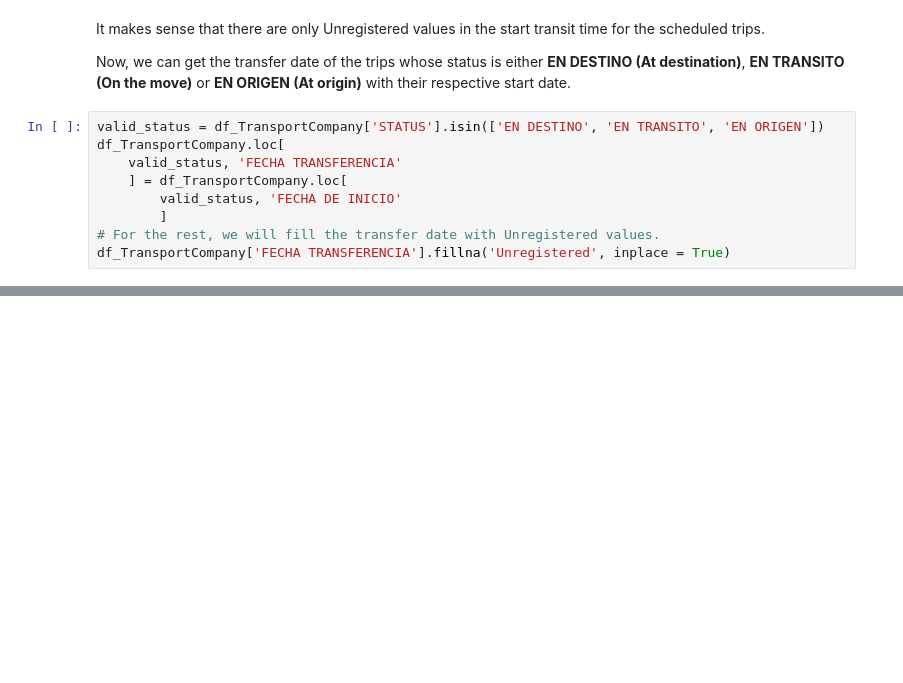
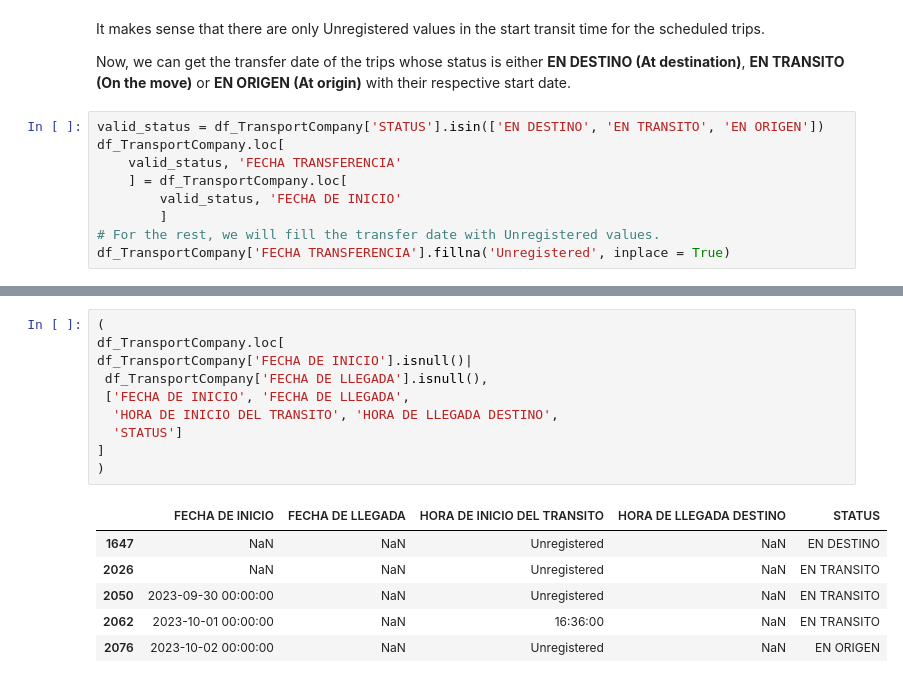
Before and after one commit to CarlosFOL/Transport_Company_Analysis, a Jupyter notebook: notebooks/data_cleaning.ipynb, the cells around one changed output, grey strips where cells are left out. Saved outputs shown, nothing was run; the diff lists cells and outputs as text; blank space fills up the shorter version.

```diff
--- a/notebooks/data_cleaning.ipynb
+++ b/notebooks/data_cleaning.ipynb
@@ -895,0 +901,17 @@ Name: count, dtype: int64
+# %%
+(
+df_TransportCompany.loc[
+df_TransportCompany['FECHA DE INICIO'].isnull()|
+ df_TransportCompany['FECHA DE LLEGADA'].isnull(),
+ ['FECHA DE INICIO', 'FECHA DE LLEGADA',
+  'HORA DE INICIO DEL TRANSITO', 'HORA DE LLEGADA DESTINO',
+  'STATUS']
+]
+)
+# %% [output]
+|  | FECHA DE INICIO | FECHA DE LLEGADA | HORA DE INICIO DEL TRANSITO | HORA DE LLEGADA DESTINO | STATUS |
+| 1647 | NaN | NaN | Unregistered | NaN | EN DESTINO |
+| 2026 | NaN | NaN | Unregistered | NaN | EN TRANSITO |
+| 2050 | 2023-09-30 00:00:00 | NaN | Unregistered | NaN | EN TRANSITO |
+| 2062 | 2023-10-01 00:00:00 | NaN | 16:36:00 | NaN | EN TRANSITO |
+| 2076 | 2023-10-02 00:00:00 | NaN | Unregistered | NaN | EN ORIGEN |
```
Also changed, not shown: parts of 7 cells of this notebook.
